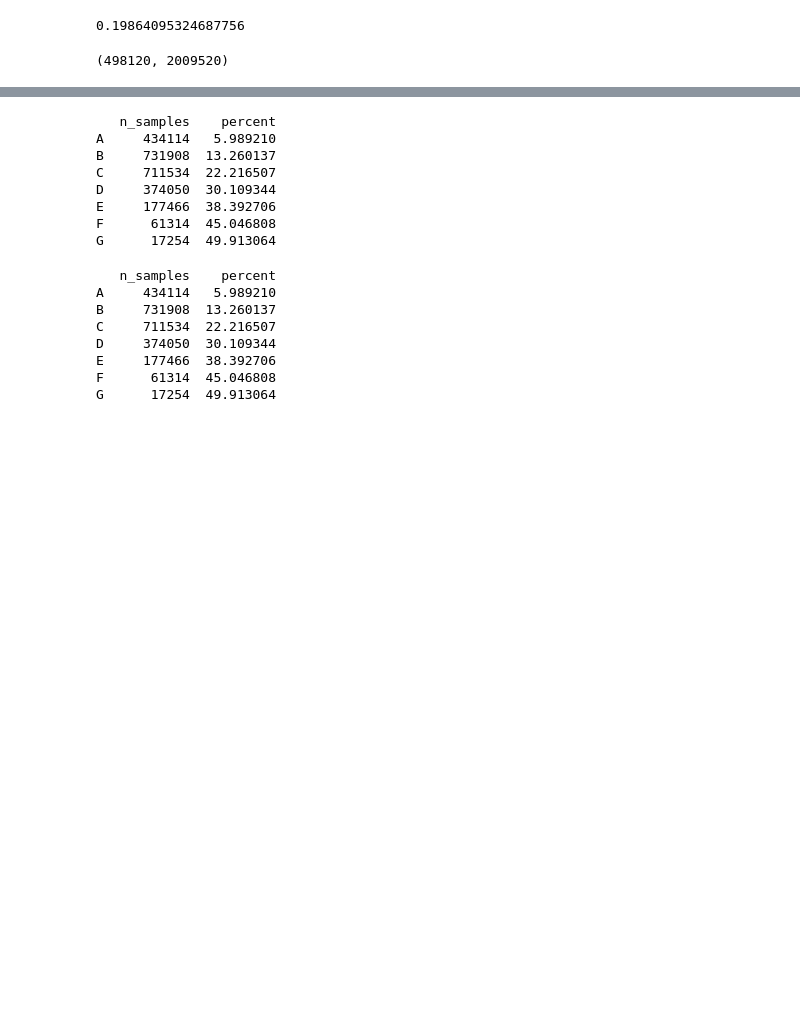
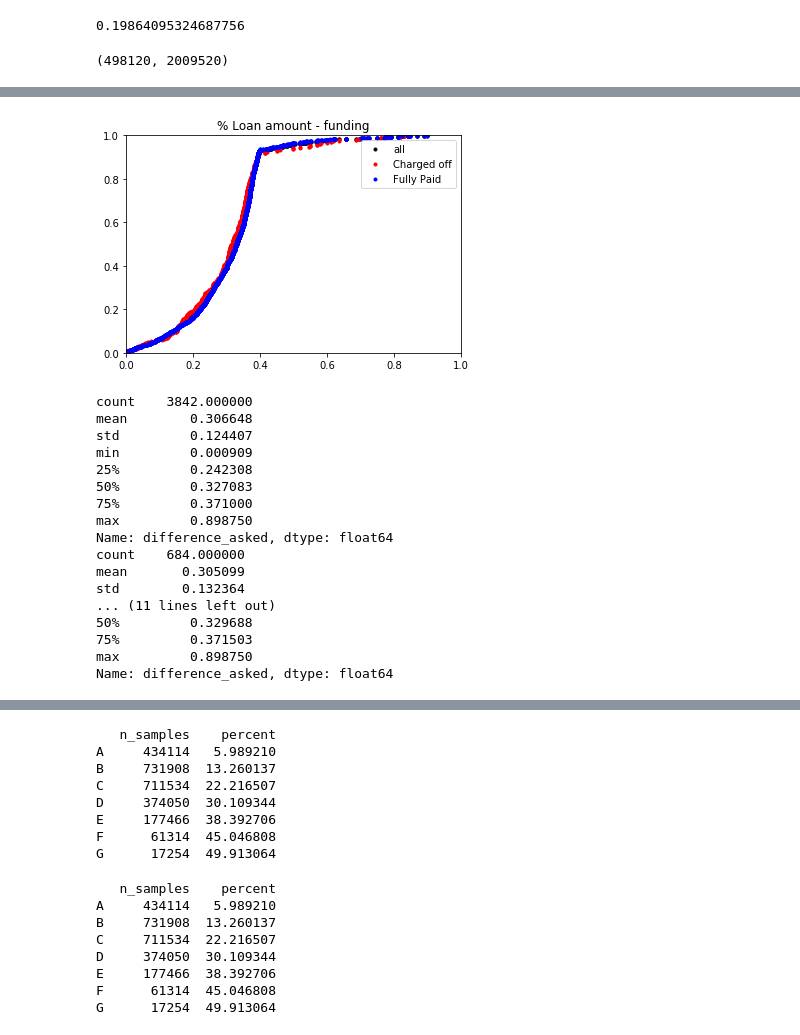
Before and after one commit to georgelee144/lending_club, a Jupyter notebook: loan_data cleaning and stats.ipynb, the cells around one changed output, grey strips where cells are left out. Drawn from its saved outputs; the diff is of its cells as text; code cells hidden in the pictures; blank space fills up the shorter version.

```diff
--- a/loan_data cleaning and stats.ipynb
+++ b/loan_data cleaning and stats.ipynb
@@ -77,0 +131,37 @@ len(df_bad),len(df_pass)
+# %%
+percent_diff = df.loc[(df.difference_asked > 0) | (df.difference_asked < 0)]
+
+df_x,df_y = ecdf(percent_diff.difference_asked)
+df_bad_x,df_bad_y = ecdf(percent_diff.loc[percent_diff.loan_status==0].difference_asked)
+df_pass_x,df_pass_y = ecdf(percent_diff.loc[percent_diff.loan_status==1].difference_asked)
+
+plt.plot(df_x,df_y,marker='.',linestyle='none',color='black',label='all')
+plt.plot(df_bad_x,df_bad_y,marker='.',linestyle='none',color='red',label='Charged off')
+plt.plot(df_pass_x,df_pass_y,marker='.',linestyle='none',color='blue',label='Fully Paid')
+plt.axis([0, 1, 0, 1])
+plt.title('% Loan amount - funding')
+plt.legend(loc='best')
+plt.show()
+
+print(percent_diff.difference_asked.describe())
+print(percent_diff.loc[percent_diff.loan_status==0].difference_asked.describe())
+print(percent_diff.loc[percent_diff.loan_status==1].difference_asked.describe())
+# %% [output]
+[figure, added]
+count    3842.000000
+mean        0.306648
+std         0.124407
+min         0.000909
+25%         0.242308
+50%         0.327083
+75%         0.371000
+max         0.898750
+Name: difference_asked, dtype: float64
+count    684.000000
+mean       0.305099
+std        0.132364
+... (11 lines left out)
+50%         0.329688
+75%         0.371503
+max         0.898750
+Name: difference_asked, dtype: float64
```
Also changed, not shown: parts of 26 cells of this notebook.
